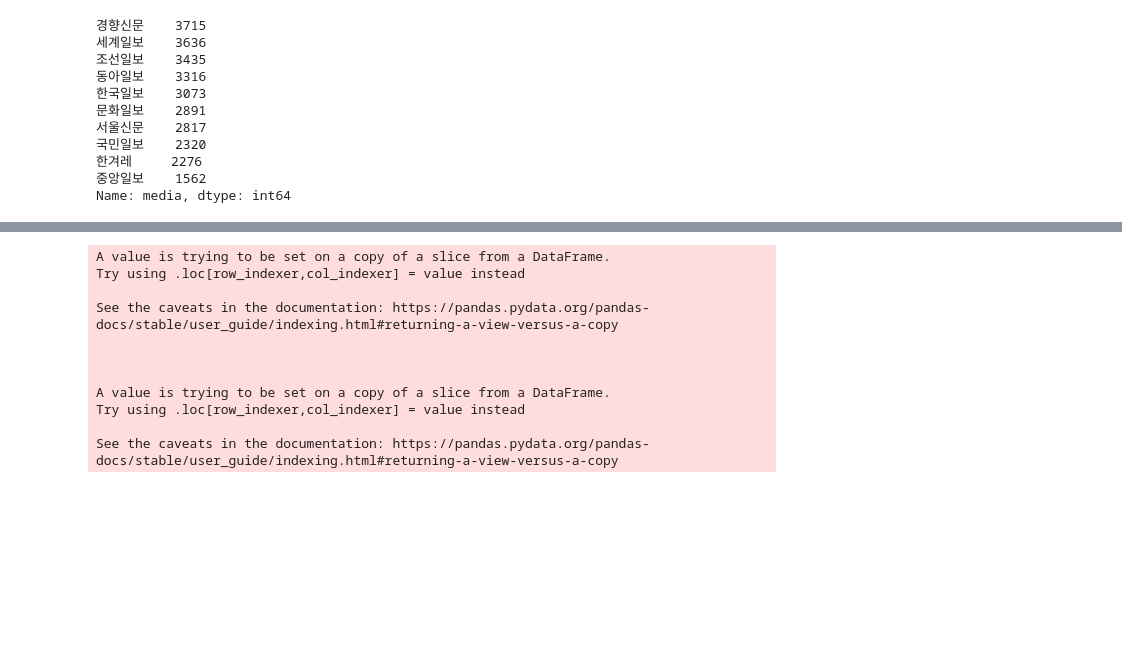
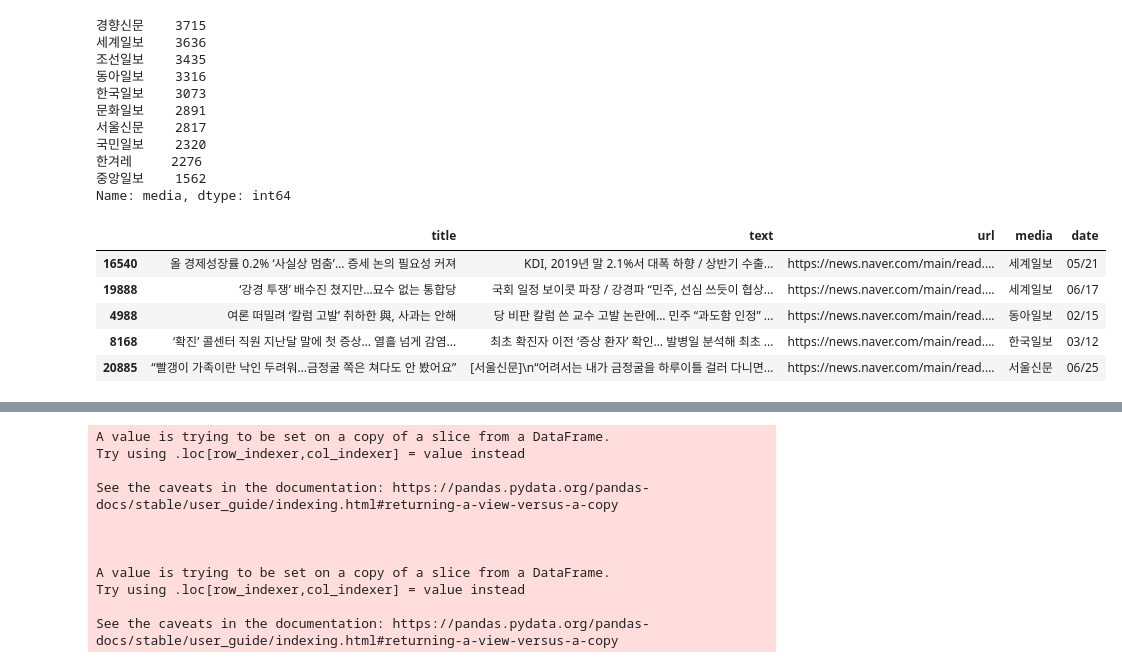
Before and after one commit to Hyun-Jun-Lee/News_Analysis, a Jupyter notebook: text_analysist.ipynb, the cells around one changed output, grey strips where cells are left out. Drawn from its saved outputs; the diff is of its cells as text; code cells hidden in the pictures; blank space fills up the shorter version.

```diff
--- a/text_analysist.ipynb
+++ b/text_analysist.ipynb
@@ -83,3 +84,15 @@ data['media'].value_counts()
 한겨레     2276
 중앙일보    1562
 Name: media, dtype: int64
+# %%
+# 'date' 컬럼 datetime 형으로 변환 후 월일 형태로
+data['date'] = pd.to_datetime(data['date'])
+data['date'] = data['date'].dt.strftime('%m/%d')
+data.sample(5)
+# %% [output]
+|  | title | text | url | media | date |
+| 16540 | 올 경제성장률 0.2% ‘사실상 멈춤’… 증세 논의 필요성 커져 | KDI, 2019년 말 2.1%서 대폭 하향 / 상반기 수출... | https://news.naver.com/main/read.... | 세계일보 | 05/21 |
+| 19888 | ‘강경 투쟁’ 배수진 쳤지만…묘수 없는 통합당 | 국회 일정 보이콧 파장 / 강경파 “민주, 선심 쓰듯이 협상... | https://news.naver.com/main/read.... | 세계일보 | 06/17 |
+| 4988 | 여론 떠밀려 ‘칼럼 고발’ 취하한 與, 사과는 안해 | 당 비판 칼럼 쓴 교수 고발 논란에… 민주 “과도함 인정” ... | https://news.naver.com/main/read.... | 동아일보 | 02/15 |
+| 8168 | ‘확진’ 콜센터 직원 지난달 말에 첫 증상… 열흘 넘게 감염... | 최초 확진자 이전 ‘증상 환자’ 확인… 발병일 분석해 최초 ... | https://news.naver.com/main/read.... | 한국일보 | 03/12 |
+| 20885 | “빨갱이 가족이란 낙인 두려워…금정굴 쪽은 쳐다도 안 봤어요” | [서울신문]\n“어려서는 내가 금정굴을 하루이틀 걸러 다니면... | https://news.naver.com/main/read.... | 서울신문 | 06/25 |
```
Also changed, not shown: parts of 10 cells of this notebook.
